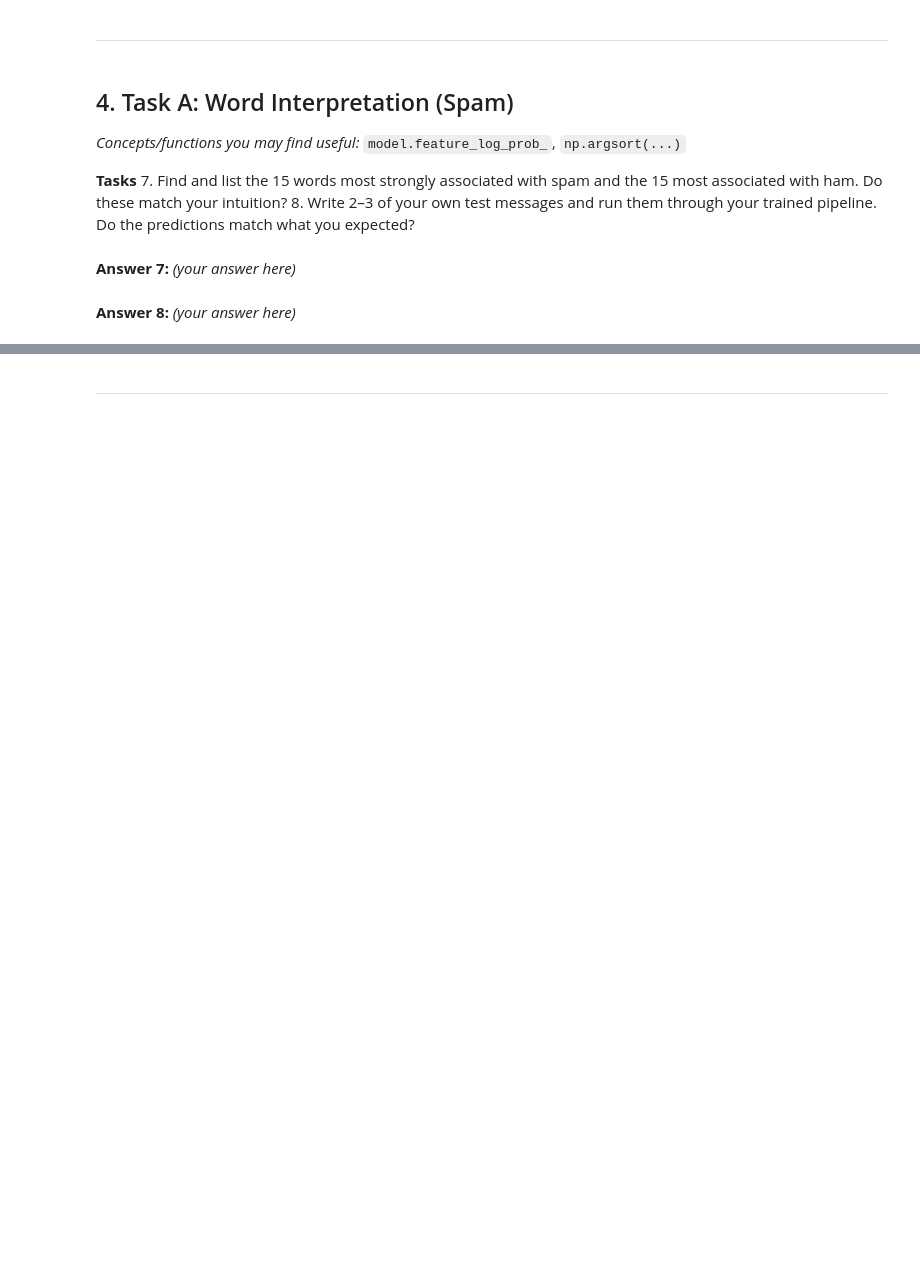
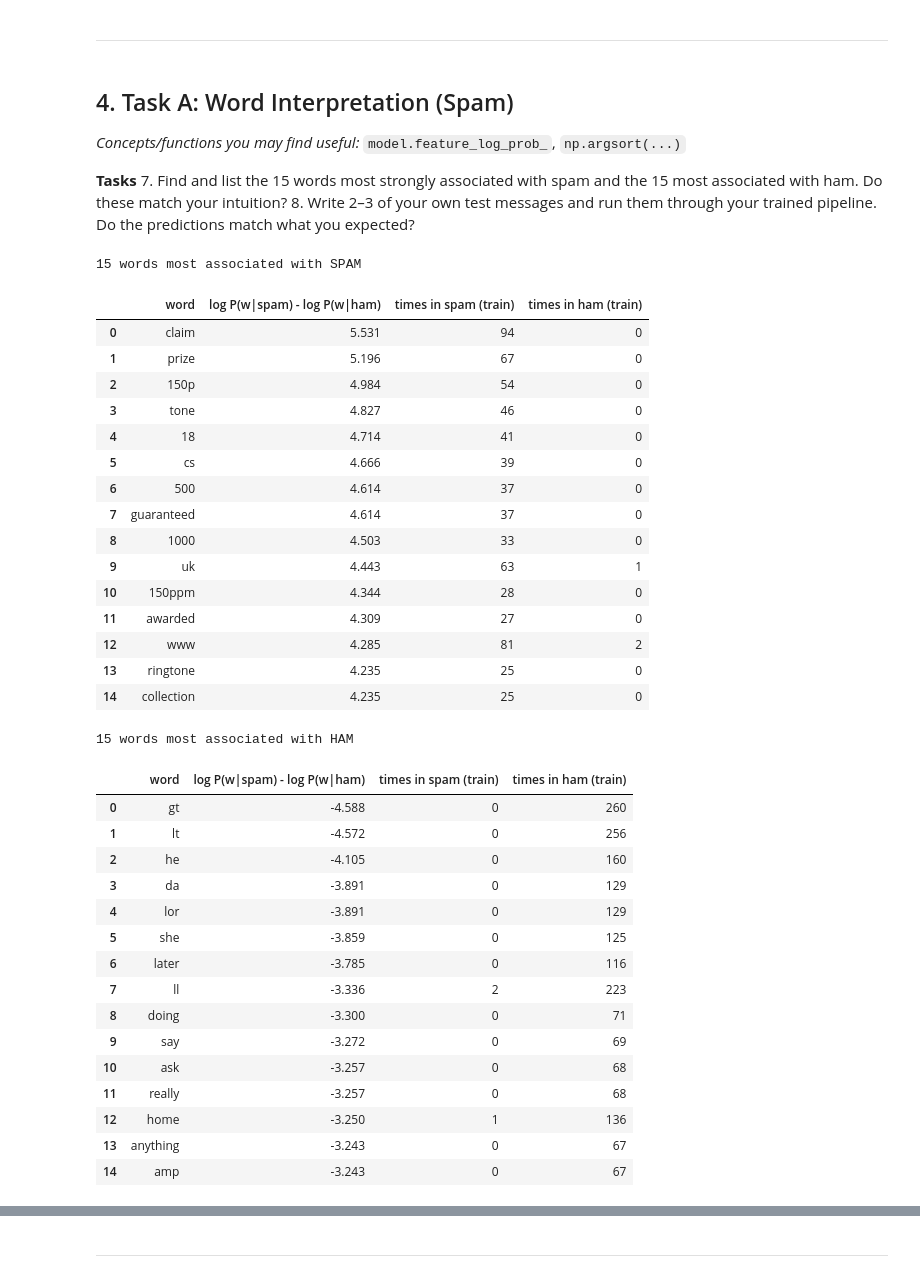
Before and after one commit to smaharx/ml-forge, a Jupyter notebook: Week7/lab7_023-24-0282.ipynb, the cells around one changed output, grey strips where cells are left out. Saved outputs shown, nothing was run; the diff lists cells and outputs as text; code cells hidden in the pictures; blank space fills up the shorter version.

```diff
--- a/Week7/lab7_023-24-0282.ipynb
+++ b/Week7/lab7_023-24-0282.ipynb
@@ -122,3 +263,0 @@ _(your answer here)_
-# %% [markdown]
-**Answer 7:**
-_(your answer here)_
@@ -131,3 +264,56 @@ my_messages = [
-# %% [markdown]
-**Answer 8:**
-_(your answer here)_
+# %%
+# Task 7 - top words from feature_log_prob_
+vocab_a = vec_a.get_feature_names_out()
+log_ratio = nb_a.feature_log_prob_[1] - nb_a.feature_log_prob_[0]   # log P(w|spam) - log P(w|ham)
+
+top_spam_idx = np.argsort(log_ratio)[::-1][:15]
+top_ham_idx = np.argsort(log_ratio)[:15]
+
+top_spam = pd.DataFrame({'word': vocab_a[top_spam_idx],
+                         'log P(w|spam) - log P(w|ham)': log_ratio[top_spam_idx].round(3),
+                         'times in spam (train)': np.asarray(Xa_train_vec[ya_train.values == 1][:, top_spam_idx].sum(axis=0)).ravel(),
+                         'times in ham (train)': np.asarray(Xa_train_vec[ya_train.values == 0][:, top_spam_idx].sum(axis=0)).ravel()})
+top_ham = pd.DataFrame({'word': vocab_a[top_ham_idx],
+                        'log P(w|spam) - log P(w|ham)': log_ratio[top_ham_idx].round(3),
+                        'times in spam (train)': np.asarray(Xa_train_vec[ya_train.values == 1][:, top_ham_idx].sum(axis=0)).ravel(),
+                        'times in ham (train)': np.asarray(Xa_train_vec[ya_train.values == 0][:, top_ham_idx].sum(axis=0)).ravel()})
+
+print("15 words most associated with SPAM")
+display(top_spam.reset_index(drop=True))
+print("15 words most associated with HAM")
+display(top_ham.reset_index(drop=True))
+# %% [output]
+15 words most associated with SPAM
+|  | word | log P(w|spam) - log P(w|ham) | times in spam (train) | times in ham (train) |
+| 0 | claim | 5.531 | 94 | 0 |
+| 1 | prize | 5.196 | 67 | 0 |
+| 2 | 150p | 4.984 | 54 | 0 |
+| 3 | tone | 4.827 | 46 | 0 |
+| 4 | 18 | 4.714 | 41 | 0 |
+| 5 | cs | 4.666 | 39 | 0 |
+| 6 | 500 | 4.614 | 37 | 0 |
+| 7 | guaranteed | 4.614 | 37 | 0 |
+| 8 | 1000 | 4.503 | 33 | 0 |
+| 9 | uk | 4.443 | 63 | 1 |
+| 10 | 150ppm | 4.344 | 28 | 0 |
+| 11 | awarded | 4.309 | 27 | 0 |
+| 12 | www | 4.285 | 81 | 2 |
+| 13 | ringtone | 4.235 | 25 | 0 |
+| 14 | collection | 4.235 | 25 | 0 |
+15 words most associated with HAM
+|  | word | log P(w|spam) - log P(w|ham) | times in spam (train) | times in ham (train) |
+| 0 | gt | -4.588 | 0 | 260 |
+| 1 | lt | -4.572 | 0 | 256 |
+| 2 | he | -4.105 | 0 | 160 |
+| 3 | da | -3.891 | 0 | 129 |
+| 4 | lor | -3.891 | 0 | 129 |
+| 5 | she | -3.859 | 0 | 125 |
+| 6 | later | -3.785 | 0 | 116 |
+| 7 | ll | -3.336 | 2 | 223 |
+| 8 | doing | -3.300 | 0 | 71 |
+| 9 | say | -3.272 | 0 | 69 |
+| 10 | ask | -3.257 | 0 | 68 |
+| 11 | really | -3.257 | 0 | 68 |
+| 12 | home | -3.250 | 1 | 136 |
+| 13 | anything | -3.243 | 0 | 67 |
+| 14 | amp | -3.243 | 0 | 67 |
```
Also changed, not shown: parts of 47 cells of this notebook, 2 other files.
